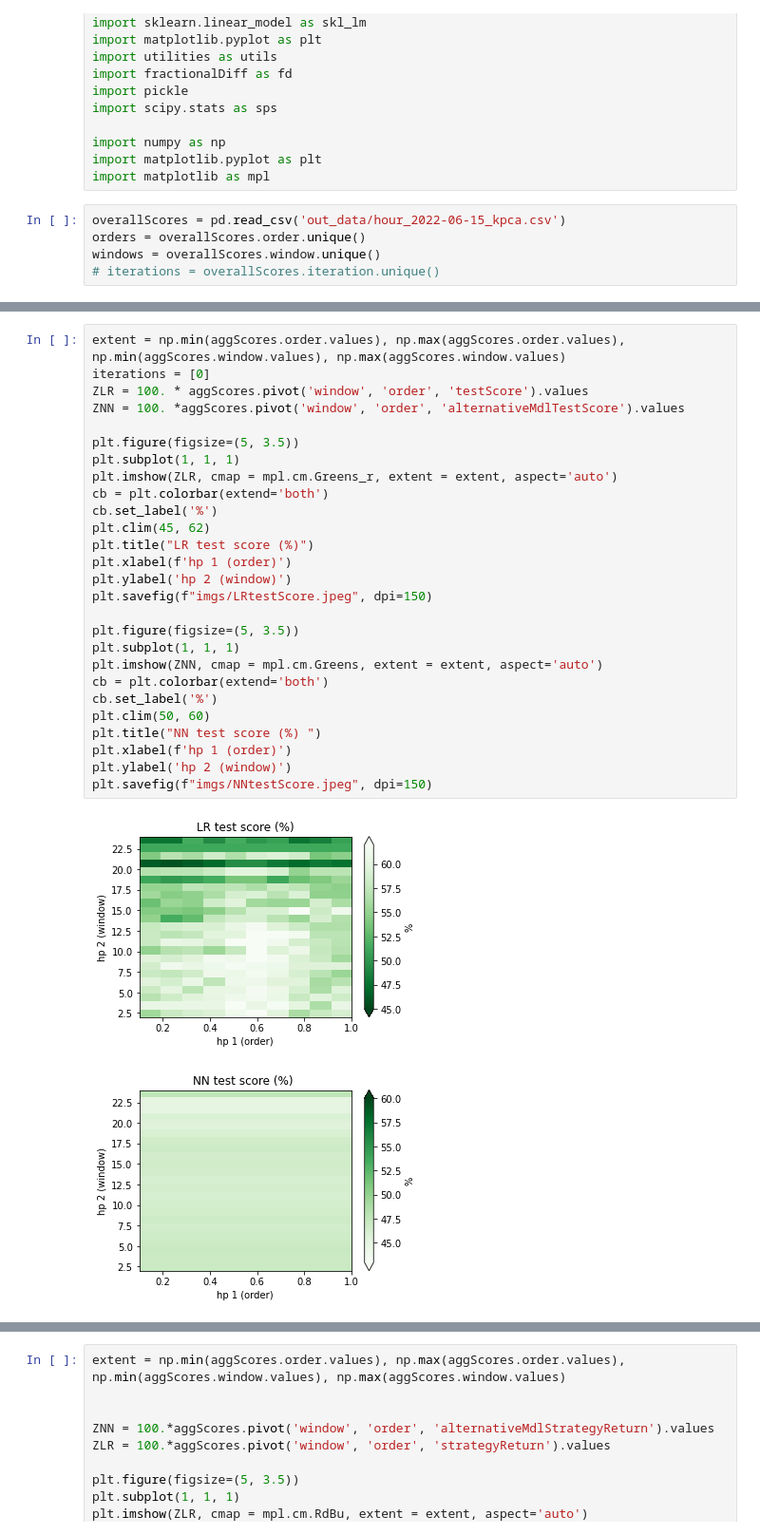
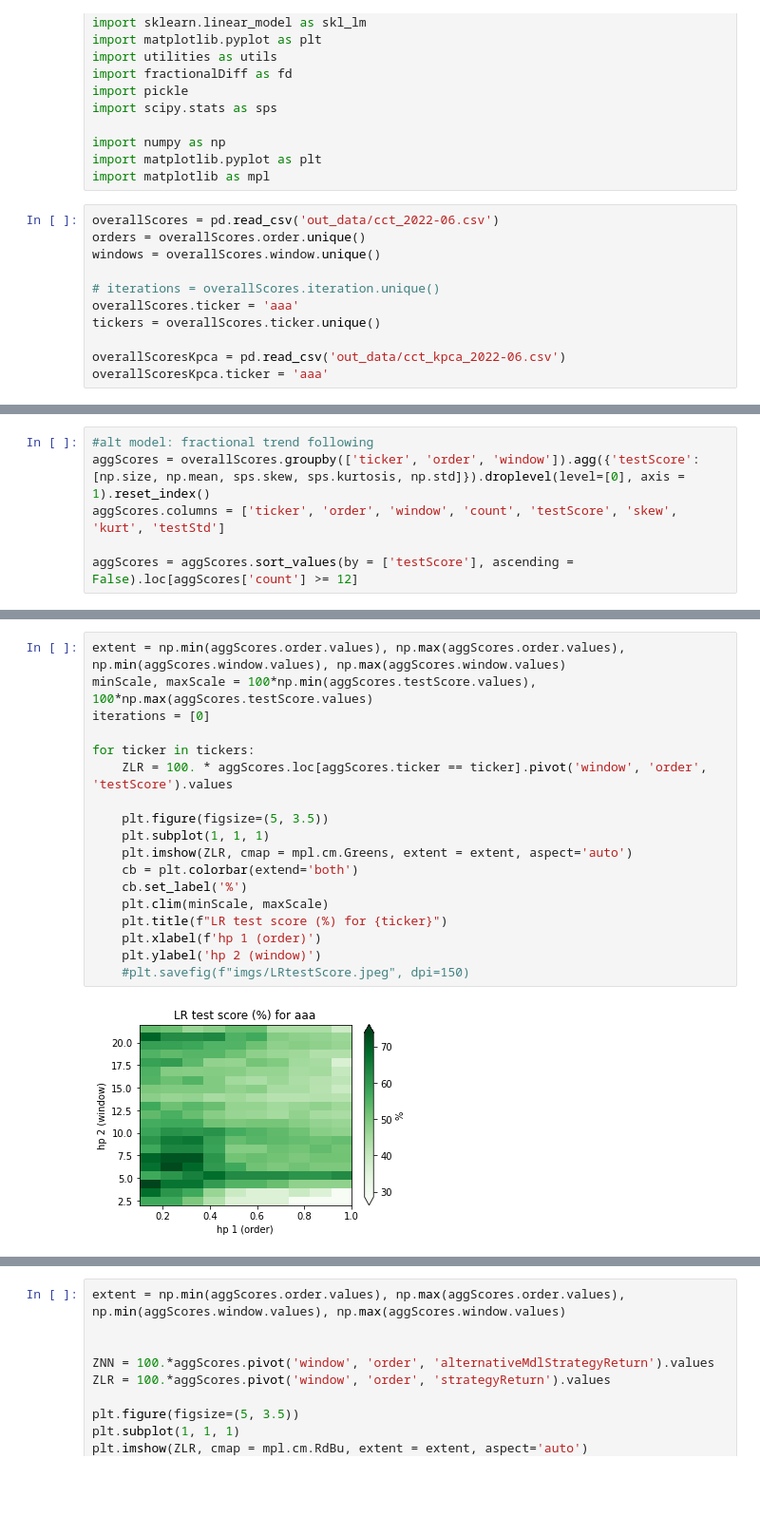
Before and after one commit to igor110055/cct-logreg, a Jupyter notebook: analysis.ipynb, the cells around one changed output, grey strips where cells are left out. Shown: that part at 95% size. Drawn from its saved outputs; the diff is of its cells as text; blank space fills up the shorter version.

```diff
--- a/analysis.ipynb
+++ b/analysis.ipynb
@@ -14,7 +14,13 @@ import numpy as np
 import matplotlib.pyplot as plt
 import matplotlib as mpl
 # %%
-overallScores = pd.read_csv('out_data/hour_2022-06-15_kpca.csv')
+overallScores = pd.read_csv('out_data/cct_2022-06.csv')
 orders = overallScores.order.unique()
 windows = overallScores.window.unique()
+
 # iterations = overallScores.iteration.unique()
+overallScores.ticker = 'aaa'
+tickers = overallScores.ticker.unique()
+
+overallScoresKpca = pd.read_csv('out_data/cct_kpca_2022-06.csv')
+overallScoresKpca.ticker = 'aaa'
@@ -111,0 +27,6 @@ aggScores
+# %%
+#alt model: fractional trend following
+aggScores = overallScores.groupby(['ticker', 'order', 'window']).agg({'testScore':[np.size, np.mean, sps.skew, sps.kurtosis, np.std]}).droplevel(level=[0], axis = 1).reset_index()
+aggScores.columns = ['ticker', 'order', 'window', 'count', 'testScore', 'skew', 'kurt', 'testStd']
+
+aggScores = aggScores.sort_values(by = ['testScore'], ascending = False).loc[aggScores['count'] >= 12]
@@ -112,30 +63,20 @@ aggScores
 # %%
 extent = np.min(aggScores.order.values), np.max(aggScores.order.values), np.min(aggScores.window.values), np.max(aggScores.window.values)
+minScale, maxScale = 100*np.min(aggScores.testScore.values), 100*np.max(aggScores.testScore.values)
 iterations = [0]
-ZLR = 100. * aggScores.pivot('window', 'order', 'testScore').values
-ZNN = 100. *aggScores.pivot('window', 'order', 'alternativeMdlTestScore').values
 
-plt.figure(figsize=(5, 3.5))
-plt.subplot(1, 1, 1)
-plt.imshow(ZLR, cmap = mpl.cm.Greens_r, extent = extent, aspect='auto')
-cb = plt.colorbar(extend='both')
-cb.set_label('%')
-plt.clim(45, 62)
-plt.title("LR test score (%)")
-plt.xlabel(f'hp 1 (order)')
-plt.ylabel('hp 2 (window)')
-plt.savefig(f"imgs/LRtestScore.jpeg", dpi=150)
+for ticker in tickers:
+    ZLR = 100. * aggScores.loc[aggScores.ticker == ticker].pivot('window', 'order', 'testScore').values
 
-plt.figure(figsize=(5, 3.5))
-plt.subplot(1, 1, 1)
-plt.imshow(ZNN, cmap = mpl.cm.Greens, extent = extent, aspect='auto')
-cb = plt.colorbar(extend='both')
-cb.set_label('%')
-plt.clim(50, 60)
-plt.title("NN test score (%) ")
-plt.xlabel(f'hp 1 (order)')
-plt.ylabel('hp 2 (window)')
-plt.savefig(f"imgs/NNtestScore.jpeg", dpi=150)
+    plt.figure(figsize=(5, 3.5))
+    plt.subplot(1, 1, 1)
+    plt.imshow(ZLR, cmap = mpl.cm.Greens, extent = extent, aspect='auto')
+    cb = plt.colorbar(extend='both')
+    cb.set_label('%')
+    plt.clim(minScale, maxScale)
+    plt.title(f"LR test score (%) for {ticker}")
+    plt.xlabel(f'hp 1 (order)')
+    plt.ylabel('hp 2 (window)')
+    #plt.savefig(f"imgs/LRtestScore.jpeg", dpi=150)
 # %% [output]
-[figure, old version]
+[figure, new version]
-[figure, removed]
```
Also changed, not shown: parts of 12 cells of this notebook, 9 other files.
